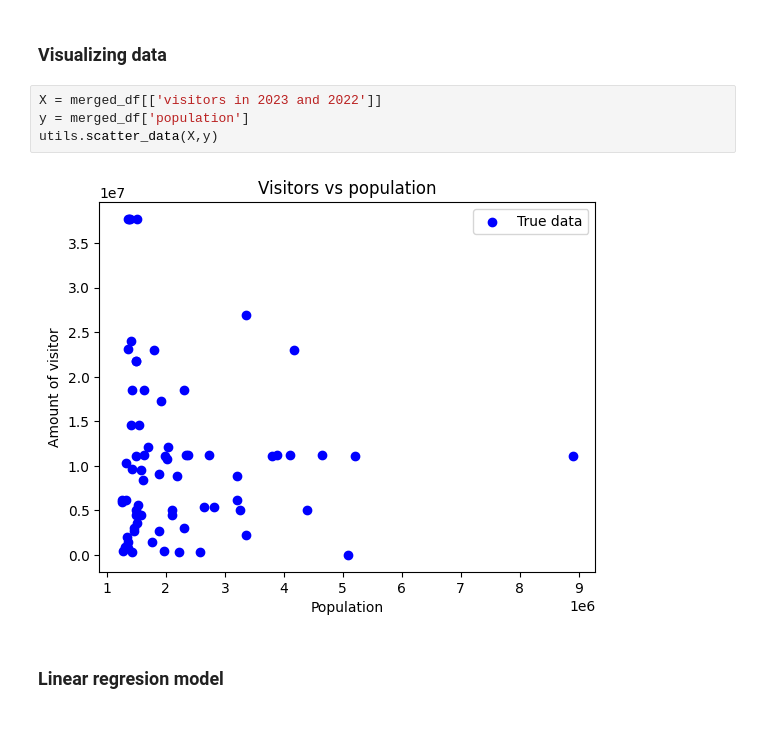
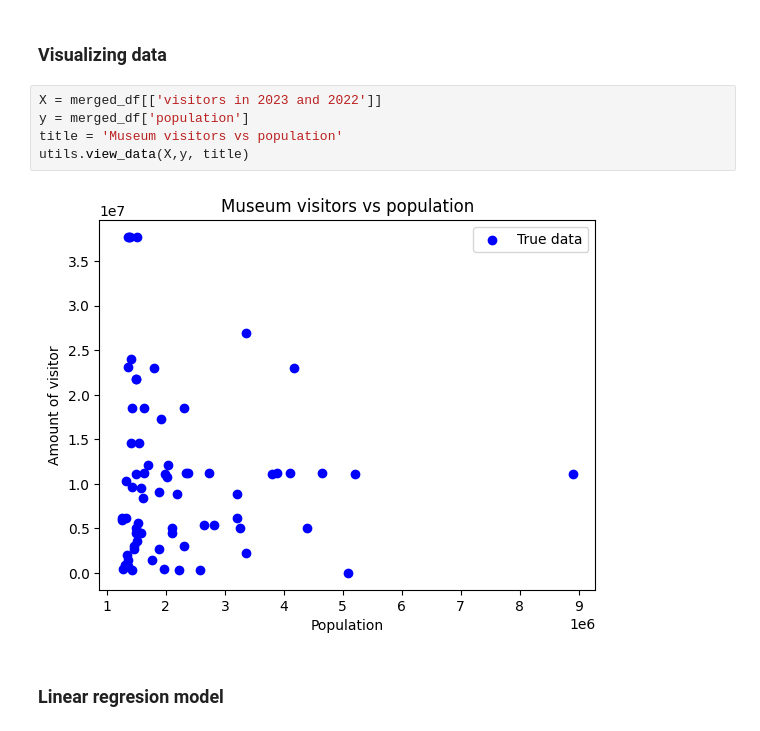
Before and after one commit to justinstarnaud/Ivado-Labs, a Jupyter notebook: mvp.ipynb, the cells around one changed output. Drawn from its saved outputs; the diff is of its cells as text.

Commit message:
view final predicitons +refactor

```diff
--- a/mvp.ipynb
+++ b/mvp.ipynb
@@ -101,9 +102,10 @@ merged_df.head(50)
 # %%
 X = merged_df[['visitors in 2023 and 2022']]
 y = merged_df['population']
-utils.scatter_data(X,y)
+title = 'Museum visitors vs population'
+utils.view_data(X,y, title)
 # %% [output]
-[figure, old version]
+[figure, new version]
 # %% [markdown]
 ### Linear regresion model
 # %%
```
Also changed, not shown: parts of 7 cells of this notebook, 2 other files.
